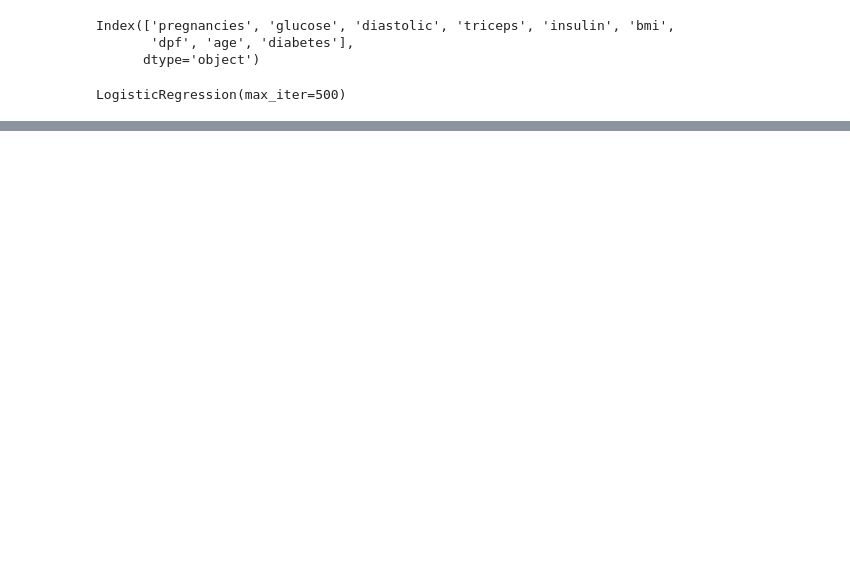
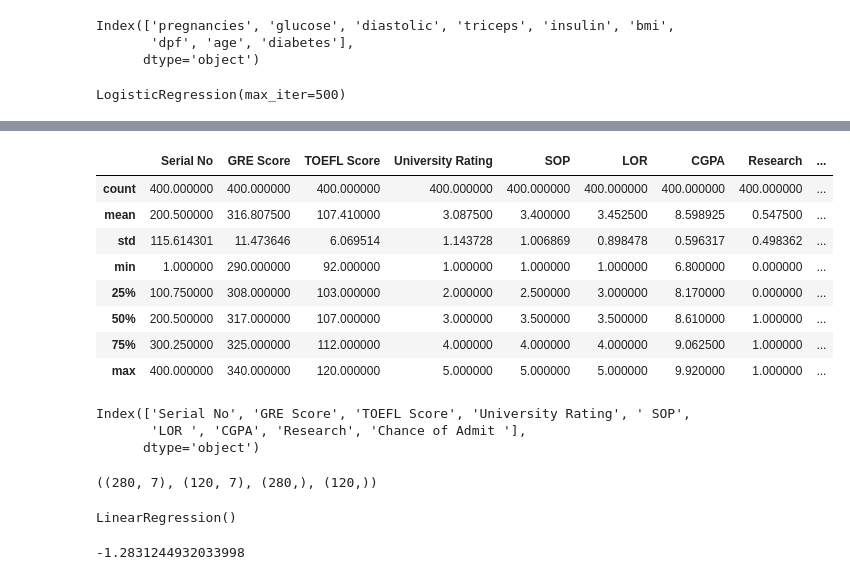
Before and after one commit to Partha103/Python_Codes, a Jupyter notebook: Demo.ipynb, the cells around one changed output, grey strips where cells are left out. Saved outputs shown, nothing was run; the diff lists cells and outputs as text; code cells hidden in the pictures; blank space fills up the shorter version.

```diff
--- a/Demo.ipynb
+++ b/Demo.ipynb
@@ -178,0 +183,2 @@ accuracy_score(y_test,y_pred)
+# %%
+admission = pd.read_csv('https://github.com/ybifoundation/Dataset/raw/main/Admission%20Chance.csv')
@@ -178,0 +213,18 @@ accuracy_score(y_test,y_pred)
+# %%
+admission.describe()
+# %% [output]
+|  | Serial No | GRE Score | TOEFL Score | University Rating | SOP | LOR | CGPA | Research | ... |
+| count | 400.000000 | 400.000000 | 400.000000 | 400.000000 | 400.000000 | 400.000000 | 400.000000 | 400.000000 | ... |
+| mean | 200.500000 | 316.807500 | 107.410000 | 3.087500 | 3.400000 | 3.452500 | 8.598925 | 0.547500 | ... |
+| std | 115.614301 | 11.473646 | 6.069514 | 1.143728 | 1.006869 | 0.898478 | 0.596317 | 0.498362 | ... |
+| min | 1.000000 | 290.000000 | 92.000000 | 1.000000 | 1.000000 | 1.000000 | 6.800000 | 0.000000 | ... |
+| 25% | 100.750000 | 308.000000 | 103.000000 | 2.000000 | 2.500000 | 3.000000 | 8.170000 | 0.000000 | ... |
+| 50% | 200.500000 | 317.000000 | 107.000000 | 3.000000 | 3.500000 | 3.500000 | 8.610000 | 1.000000 | ... |
+| 75% | 300.250000 | 325.000000 | 112.000000 | 4.000000 | 4.000000 | 4.000000 | 9.062500 | 1.000000 | ... |
+| max | 400.000000 | 340.000000 | 120.000000 | 5.000000 | 5.000000 | 5.000000 | 9.920000 | 1.000000 | ... |
+# %%
+admission.columns
+# %% [output]
+Index(['Serial No', 'GRE Score', 'TOEFL Score', 'University Rating', ' SOP',
+       'LOR ', 'CGPA', 'Research', 'Chance of Admit '],
+      dtype='object')
@@ -178,0 +237,15 @@ accuracy_score(y_test,y_pred)
+# %%
+X_train.shape, X_test.shape, y_train.shape, y_test.shape
+# %% [output]
+((280, 7), (120, 7), (280,), (120,))
+# %%
+from sklearn.linear_model import LinearRegression
+model = LinearRegression()
+# Step 6 : train or fit model
+model.fit(X_train,y_train)
+# %% [output]
+LinearRegression()
+# %%
+model.intercept_
+# %% [output]
+-1.2831244932033998
```
Also changed, not shown: parts of 11 cells of this notebook.
